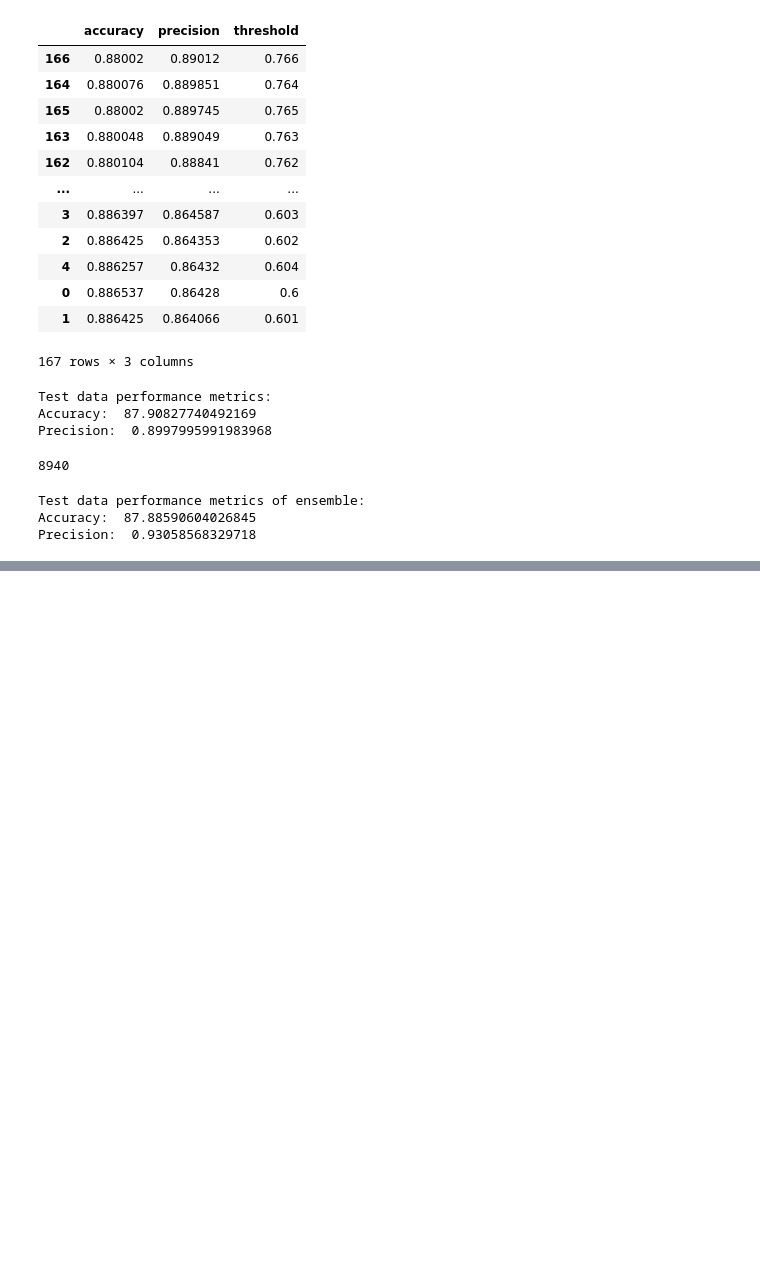
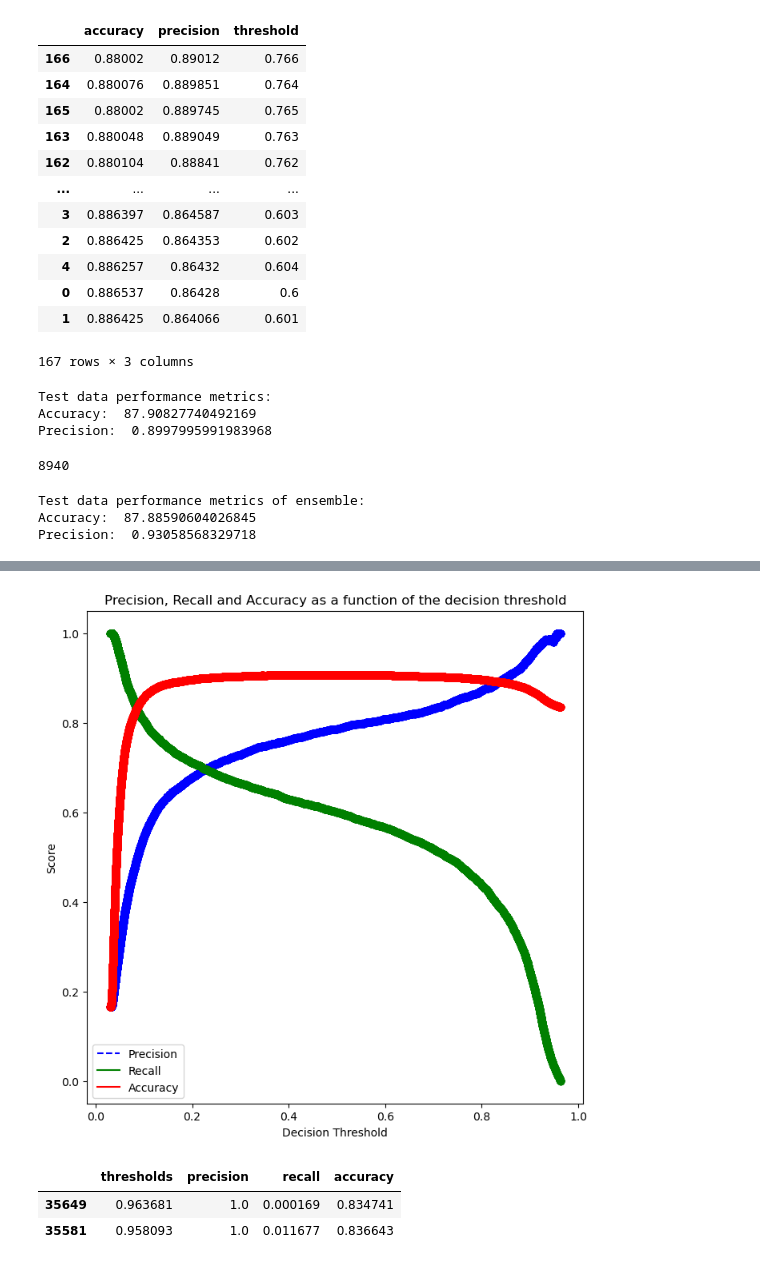
Before and after one commit to ElijahNascar/Movie-Classification-Models, a Jupyter notebook: Krish's_Fan_Club_Project_Code.ipynb, the cells around one changed output, grey strips where cells are left out. Saved outputs shown, nothing was run; the diff lists cells and outputs as text; code cells hidden in the pictures; blank space fills up the shorter version.

Commit message:
stacking ensemble im so tired omg

```diff
--- a/Krish's_Fan_Club_Project_Code.ipynb
+++ b/Krish's_Fan_Club_Project_Code.ipynb
@@ -1597,0 +1577,23 @@ Precision:  0.93058568329718
+# %%
+hyperparam_vals = 10**np.linspace(-3.5, 1)
+threshold_hyperparam_vals = np.arange(0.1, 0.9,0.01)
+cv = StratifiedKFold(n_splits = 5,shuffle=True,random_state=1)
+
+scores = {}
+
+for C in hyperparam_vals:
+    lrse_c_model = StackingClassifier(estimators=[('model_ada',model_ada),('model_xgb',model_xgb),('model_dt',model_dt), ('model_rf',model_rf), ('model_lasso',model_lasso)],
+                                   final_estimator=LogisticRegression(random_state=1, max_iter=10000, C=C),
+                                   n_jobs=-1,
+                                   cv = cv)
+    lrse_c_model.fit(X_train, y_train)
+
+    predicted_probability = cross_val_predict(lrse_c_model, X_train, y_train, cv = cv, n_jobs=-1, method = 'predict_proba')
+
+    for threshold_prob in threshold_hyperparam_vals:
+        predicted_class = predicted_probability[:,1] > threshold_prob
+        predicted_class = predicted_class.astype(int)
+
+        scores[C] = precision_score(predicted_class, y_train)
+
+print("Best value of max_features= ", np.argmax(list(scores.values()))+1)
@@ -1597,0 +1602,6 @@ Precision:  0.93058568329718
+# %%
+lrse_model = StackingClassifier(estimators=[('model_ada',model_ada),('model_xgb',model_xgb),('model_dt',model_dt), ('model_rf',model_rf), ('model_lasso',model_lasso)],
+                                   final_estimator=LogisticRegression(random_state=1, max_iter=1000, C=1),
+                                   n_jobs=-1,
+                                   cv = cv)
+lrse_model.fit(X_train, y_train)
@@ -1597,0 +1626,24 @@ Precision:  0.93058568329718
+# %%
+# plotting accuracy and recall
+predicted_probability = cross_val_predict(lrse_model, X_train, y_train, cv = cv, n_jobs=-1, method = 'predict_proba')
+p, r, thresholds = precision_recall_curve(y_train, predicted_probability[:,1])
+acc = np.ndarray(shape = (len(thresholds),))
+i = 0
+for th in thresholds:
+    y_pred = predicted_probability[:,1] > th
+    y_pred = y_pred.astype(int)
+    acc[i] = accuracy_score(y_pred, y_train)
+    i = i + 1
+plot_precision_recall_vs_threshold(p, r, thresholds)
+# %% [output]
+[figure, added]
+# %%
+all_thresholds = pd.DataFrame({'thresholds': thresholds,
+                           'precision': p[:-1],
+                           'recall': r[:-1],
+                           'accuracy': acc})
+all_thresholds.sort_values('precision', ascending=False).head(2)
+# %% [output]
+|  | thresholds | precision | recall | accuracy |
+| 35649 | 0.963681 | 1.0 | 0.000169 | 0.834741 |
+| 35581 | 0.958093 | 1.0 | 0.011677 | 0.836643 |
```
Also changed, not shown: parts of 34 cells of this notebook, 31 other files.
